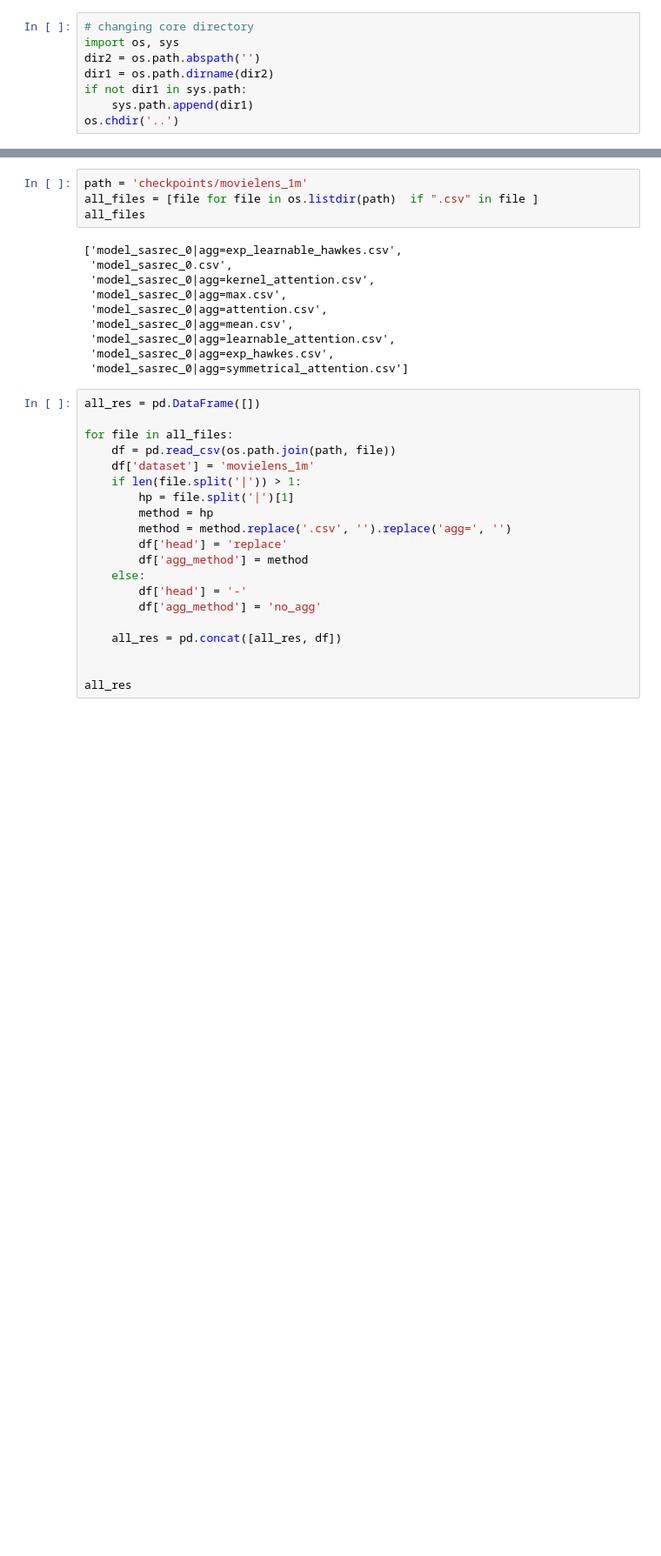
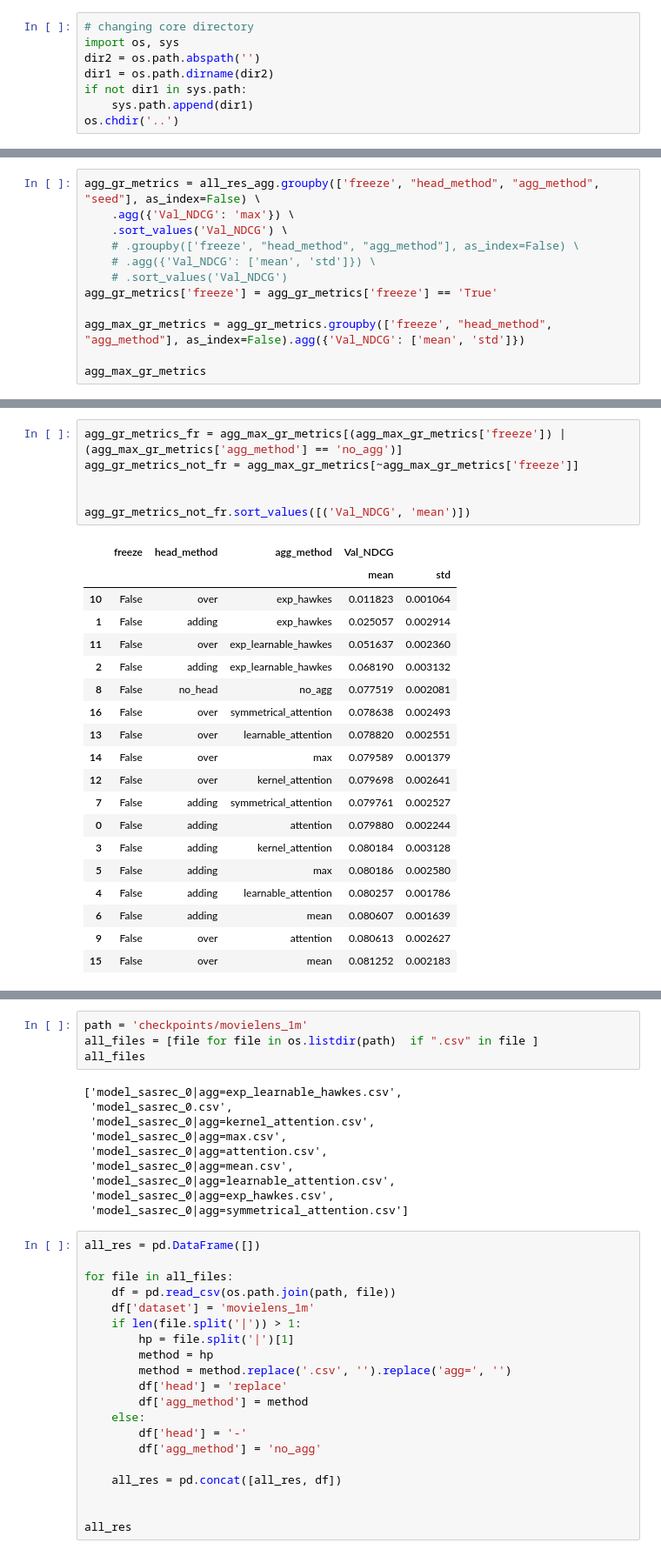
Before and after one commit to petrsokerin/Ext_RecSys, a Jupyter notebook: notebooks/res_analysis.ipynb, the cells around one changed output, grey strips where cells are left out. Shown at 87% size. Drawn from its saved outputs; the diff is of its cells as text; blank space fills up the shorter version.

```diff
--- a/notebooks/res_analysis.ipynb
+++ b/notebooks/res_analysis.ipynb
@@ -18,0 +316,12 @@ import seaborn as sns
+# %%
+agg_gr_metrics = all_res_agg.groupby(['freeze', "head_method", "agg_method", "seed"], as_index=False) \
+    .agg({'Val_NDCG': 'max'}) \
+    .sort_values('Val_NDCG') \
+    # .groupby(['freeze', "head_method", "agg_method"], as_index=False) \
+    # .agg({'Val_NDCG': ['mean', 'std']}) \
+    # .sort_values('Val_NDCG')
+agg_gr_metrics['freeze'] = agg_gr_metrics['freeze'] == 'True'
+
+agg_max_gr_metrics = agg_gr_metrics.groupby(['freeze', "head_method", "agg_method"], as_index=False).agg({'Val_NDCG': ['mean', 'std']})
+
+agg_max_gr_metrics
@@ -18,0 +347,26 @@ import seaborn as sns
+# %%
+agg_gr_metrics_fr = agg_max_gr_metrics[(agg_max_gr_metrics['freeze']) | (agg_max_gr_metrics['agg_method'] == 'no_agg')]
+agg_gr_metrics_not_fr = agg_max_gr_metrics[~agg_max_gr_metrics['freeze']]
+
+
+agg_gr_metrics_not_fr.sort_values([('Val_NDCG', 'mean')])
+# %% [output]
+|  | freeze | head_method | agg_method | Val_NDCG |  |
+|  |  |  |  | mean | std |
+| 10 | False | over | exp_hawkes | 0.011823 | 0.001064 |
+| 1 | False | adding | exp_hawkes | 0.025057 | 0.002914 |
+| 11 | False | over | exp_learnable_hawkes | 0.051637 | 0.002360 |
+| 2 | False | adding | exp_learnable_hawkes | 0.068190 | 0.003132 |
+| 8 | False | no_head | no_agg | 0.077519 | 0.002081 |
+| 16 | False | over | symmetrical_attention | 0.078638 | 0.002493 |
+| 13 | False | over | learnable_attention | 0.078820 | 0.002551 |
+| 14 | False | over | max | 0.079589 | 0.001379 |
+| 12 | False | over | kernel_attention | 0.079698 | 0.002641 |
+| 7 | False | adding | symmetrical_attention | 0.079761 | 0.002527 |
+| 0 | False | adding | attention | 0.079880 | 0.002244 |
+| 3 | False | adding | kernel_attention | 0.080184 | 0.003128 |
+| 5 | False | adding | max | 0.080186 | 0.002580 |
+| 4 | False | adding | learnable_attention | 0.080257 | 0.001786 |
+| 6 | False | adding | mean | 0.080607 | 0.001639 |
+| 9 | False | over | attention | 0.080613 | 0.002627 |
+| 15 | False | over | mean | 0.081252 | 0.002183 |
```
Also changed, not shown: parts of 23 cells of this notebook, 9 other files.
